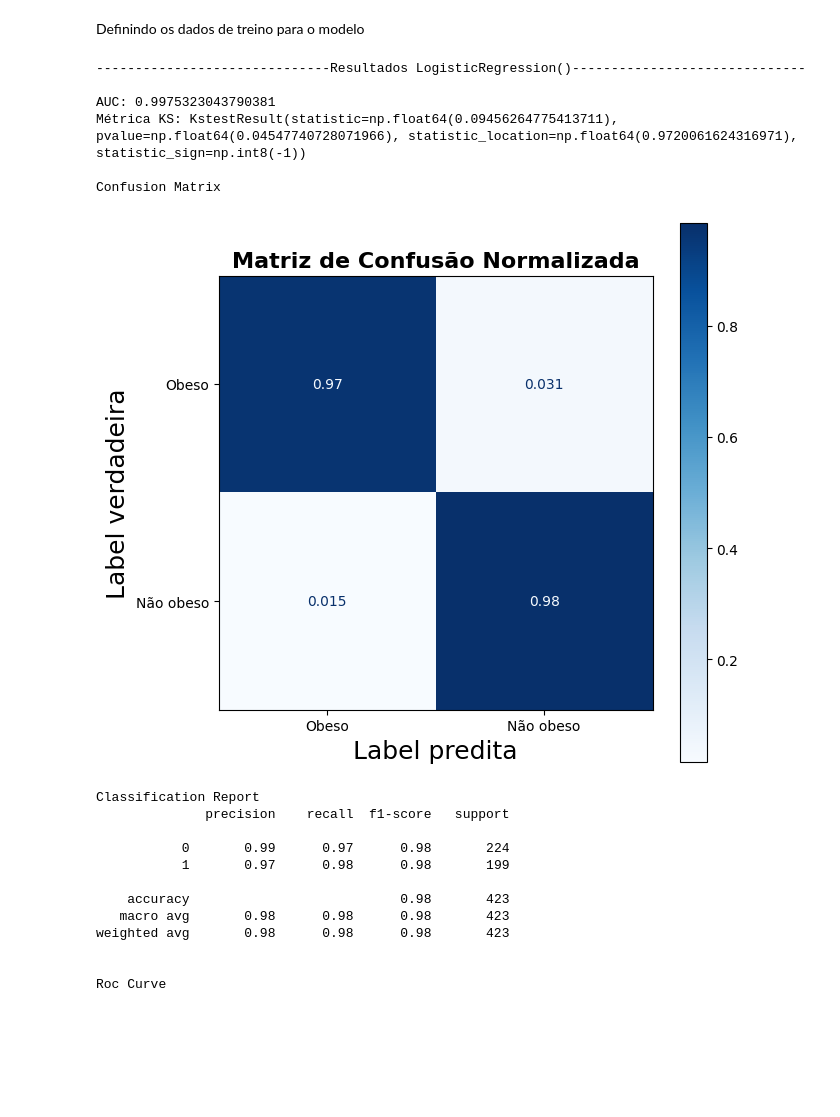
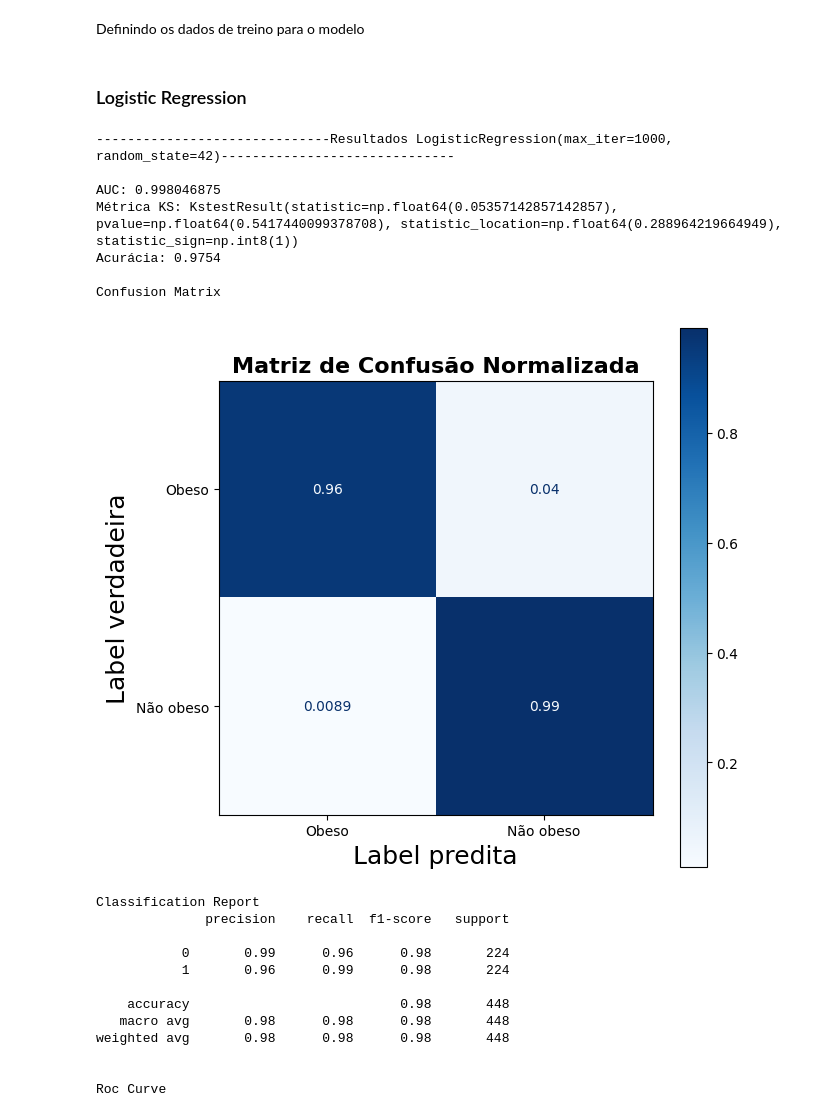
Before and after one commit to tiagoturra/fiap-obesity, a Jupyter notebook: pipeline.ipynb, the cells around one changed output. Saved outputs shown, nothing was run; the diff lists cells and outputs as text; code cells hidden in the pictures; blank space fills up the shorter version.

Commit message:
Adicionando: - novos modelos ao arquivo de Pipeline; - arquivos pkl do modelo e pipeline; - arquivo de aplicação e tema do Streamlit

```diff
--- a/pipeline.ipynb
+++ b/pipeline.ipynb
@@ -465,13 +499,8 @@ Definindo os dados de treino para o modelo
 X_train, y_train = train.loc[:, train.columns != 'is_obese'], train['is_obese']
 X_test, y_test= test.loc[:, test.columns != 'is_obese'], test['is_obese']
 # %%
-from sklearn import metrics
-from sklearn.metrics import classification_report, ConfusionMatrixDisplay, roc_auc_score, RocCurveDisplay
-from scipy import stats
-import numpy as np
+resultados = {}
 # %%
-SEED = 42
-
 def roda_modelo(modelo):
     # Treina o modelo
     modelo.fit(X_train, y_train)
@@ -502,6 +531,14 @@ def roda_modelo(modelo):
         print(f"Métrica KS: {kstest}")
     else:
         print("KS só é aplicável para problemas binários.")
+
+
+    # =====================
+    #   Accuracy Score
+    # =====================
+    acc = accuracy_score(y_test, modelo.predict(X_test))
+    print(f"Acurácia: {acc:.4f}")
+    resultados[type(modelo).__name__] = acc
 
     # =====================
     #   Matriz de Confusão
@@ -543,43 +580,41 @@ def roda_modelo(modelo):
         y_test,
         name="ROC Curve"
     )
-
-    # y_proba = modelo.predict_proba(X_test)
-    # classes = modelo.classes_
-
-    # plt.figure(figsize=(10, 8))
-
-    # for i, classe in enumerate(classes):
-    #     RocCurveDisplay.from_predictions(
-    #         (y_test == classe).astype(int),   # classe X vs resto
-    #         y_proba[:, i],                    # prob dessa classe
-    #         name=f"Classe {classe}"
-    #     )
-
-    # plt.title("Curva ROC Multiclasse (One-vs-Rest)")
     plt.show()
 # %%
-from sklearn.linear_model import LogisticRegression
-modelo_logistico = LogisticRegression()
+lista_modelos = {
+    "LogisticRegression": LogisticRegression(max_iter=1000, random_state=SEED),
+    "RandomForest": RandomForestClassifier(
+        n_estimators=300,
+        max_depth=None,
+        random_state=SEED
+    ),
+    "GradientBoostingClassifier": GradientBoostingClassifier(random_state=SEED),
+    "KNeighborsClassifier": KNeighborsClassifier(n_neighbors=5),
+    "SVC": SVC(probability=True, kernel="rbf", C=1.0, gamma="scale", random_state=SEED)
+}
+# %% [markdown]
+### Logistic Regression
 # %%
-roda_modelo(modelo_logistico)
+roda_modelo(lista_modelos["LogisticRegression"])
 # %% [output]
-------------------------------Resultados LogisticRegression()------------------------------
+------------------------------Resultados LogisticRegression(max_iter=1000, random_state=42)------------------------------
 
-AUC: 0.9975323043790381
-Métrica KS: KstestResult(statistic=np.float64(0.09456264775413711), pvalue=np.float64(0.04547740728071966), statistic_location=np.float64(0.9720061624316971), statistic_sign=np.int8(-1))
+AUC: 0.998046875
+Métrica KS: KstestResult(statistic=np.float64(0.05357142857142857), pvalue=np.float64(0.5417440099378708), statistic_location=np.float64(0.288964219664949), statistic_sign=np.int8(1))
+Acurácia: 0.9754
 
 Confusion Matrix
-[figure, old version]
+[figure, new version]
 Classification Report
               precision    recall  f1-score   support
 
-           0       0.99      0.97      0.98       224
-           1       0.97      0.98      0.98       199
+           0       0.99      0.96      0.98       224
+           1       0.96      0.99      0.98       224
 
-    accuracy                           0.98       423
-   macro avg       0.98      0.98      0.98       423
-weighted avg       0.98      0.98      0.98       423
+    accuracy                           0.98       448
+   macro avg       0.98      0.98      0.98       448
+weighted avg       0.98      0.98      0.98       448
 
 
 Roc Curve
```
Also changed, not shown: parts of 25 cells of this notebook, 4 other files.
